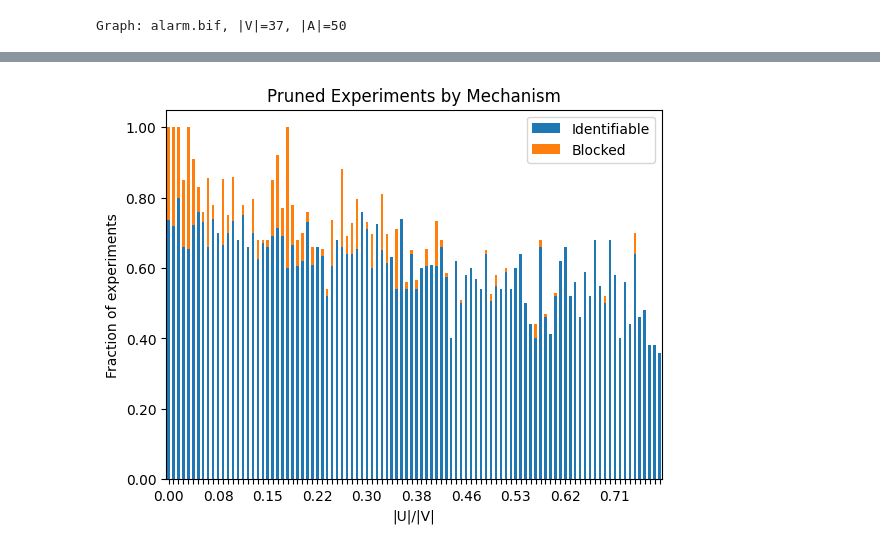
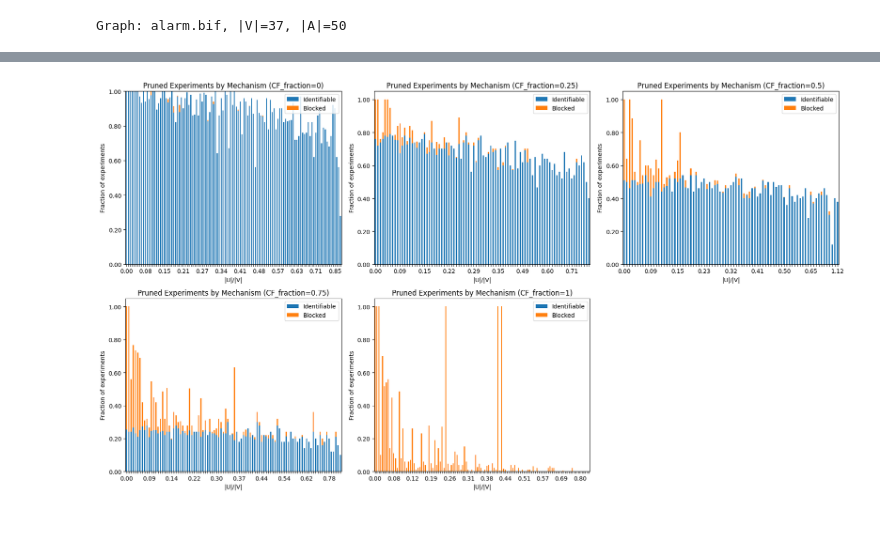
Before and after one commit to tmaringgele/optimal-experiments-for-partial-ID, a Jupyter notebook: testing.ipynb, the cells around one changed output, grey strips where cells are left out. Saved outputs shown, nothing was run; the diff lists cells and outputs as text; code cells hidden in the pictures; blank space fills up the shorter version.

```diff
--- a/testing.ipynb
+++ b/testing.ipynb
@@ -100,24 +102,54 @@ df
 # %%
+from matplotlib import pyplot as plt
 from matplotlib.ticker import FormatStrFormatter
 
-p = pd.DataFrame()
-p['fraction_id'] = df['id_pruned'] / df['n_experiments']
-p['fraction_blocked'] = df['blocked_pruned'] / df['n_experiments']
-p['fraction_confounders'] = df['n_confounders'] / df['n_vars']
+n_rows=2
+n_cols=3
+# Build figure in this cell to ensure render
+fig, axes = plt.subplots(n_rows, n_cols, figsize=(18, 10))
+flat_axes = axes.flatten()
 
-p = p.groupby('fraction_confounders').mean()[['fraction_id', 'fraction_blocked']]
-p.index = p.index.round(2)
+tol = 0.05
+source_df = df if not df.empty else df_cf
 
-ax = p.plot(kind='bar', stacked=True)
-ax.set_xlabel('|U|/|V|')
-ax.set_ylabel('Fraction of experiments')
-ax.set_title('Pruned Experiments by Mechanism')
-ax.legend(['Identifiable', 'Blocked'])
+CF_fractions = [0, 0.25, 0.5, 0.75, 1]
 
-# format y-axis to 2 decimals
-ax.yaxis.set_major_formatter(FormatStrFormatter('%.2f'))
+for idx, cf in enumerate(CF_fractions):
+    ax = flat_axes[idx]
 
-# show only every 5th x-axis label
-xlabels = [f"{v:.2f}" if i % 10 == 0 else "" for i, v in enumerate(p.index)]
-ax.set_xticklabels(xlabels, rotation=0)
+    mask = source_df["fraction_cf"].between(cf - tol, cf + tol)
+    d = source_df.loc[mask]
+
+    if d.empty:
+        ax.set_title(f"Pruned Experiments by Mechanism (CF_fraction={cf})\nNo data")
+        ax.set_xlabel("|U|/|V|")
+        ax.set_ylabel("Fraction of experiments")
+        continue
+
+    p = pd.DataFrame({
+        "fraction_id": d["id_pruned"] / d["n_experiments"],
+        "fraction_blocked": d["blocked_pruned"] / d["n_experiments"],
+        "fraction_confounders": d["n_confounders"] / d["n_vars"],
+    })
+
+    p = p.groupby("fraction_confounders", as_index=True)[["fraction_id", "fraction_blocked"]].mean()
+    p.index = p.index.round(2)
+
+    p.plot(kind="bar", stacked=True, ax=ax)
+
+    ax.set_xlabel("|U|/|V|")
+    ax.set_ylabel("Fraction of experiments")
+    ax.set_title(f"Pruned Experiments by Mechanism (CF_fraction={cf})")
+    ax.legend(["Identifiable", "Blocked"])
+    ax.yaxis.set_major_formatter(FormatStrFormatter("%.2f"))
+
+    xlabels = [f"{v:.2f}" if i % 10 == 0 else "" for i, v in enumerate(p.index)]
+    ax.set_xticklabels(xlabels, rotation=0)
+
+# hide unused panels
+for j in range(len(CF_fractions), len(flat_axes)):
+    flat_axes[j].set_visible(False)
+
+fig.tight_layout()
+plt.show()
 # %% [output]
@@ -141,4 +156,4 @@ ax.set_xticklabels(xlabels, rotation=0)
-[figure, old version]
+[figure, new version]
 # %%
 # plot fraction_pruned vs n_confounders as line chart
 # for each value of n_confounders, compute the mean fraction_pruned across all simulations and plot it
```
Also changed, not shown: parts of 5 cells of this notebook, 11 other files.
